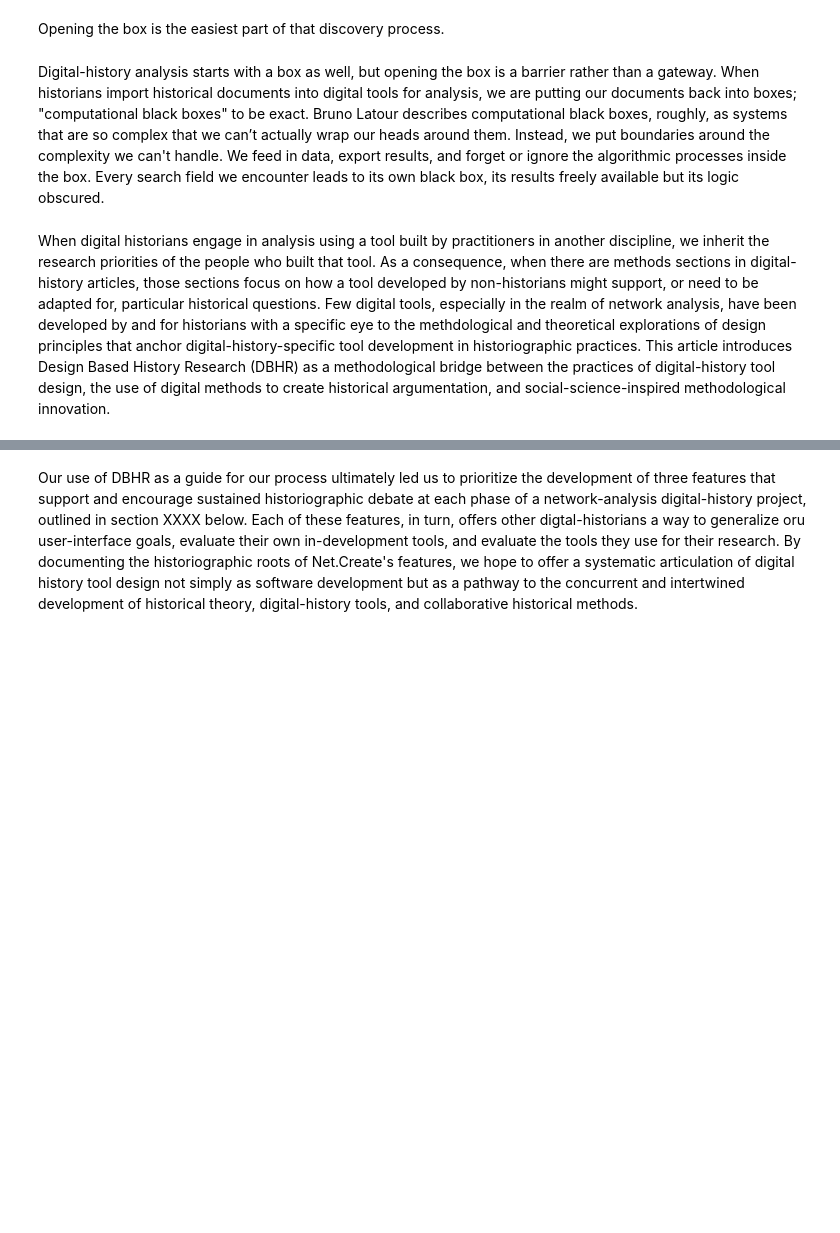
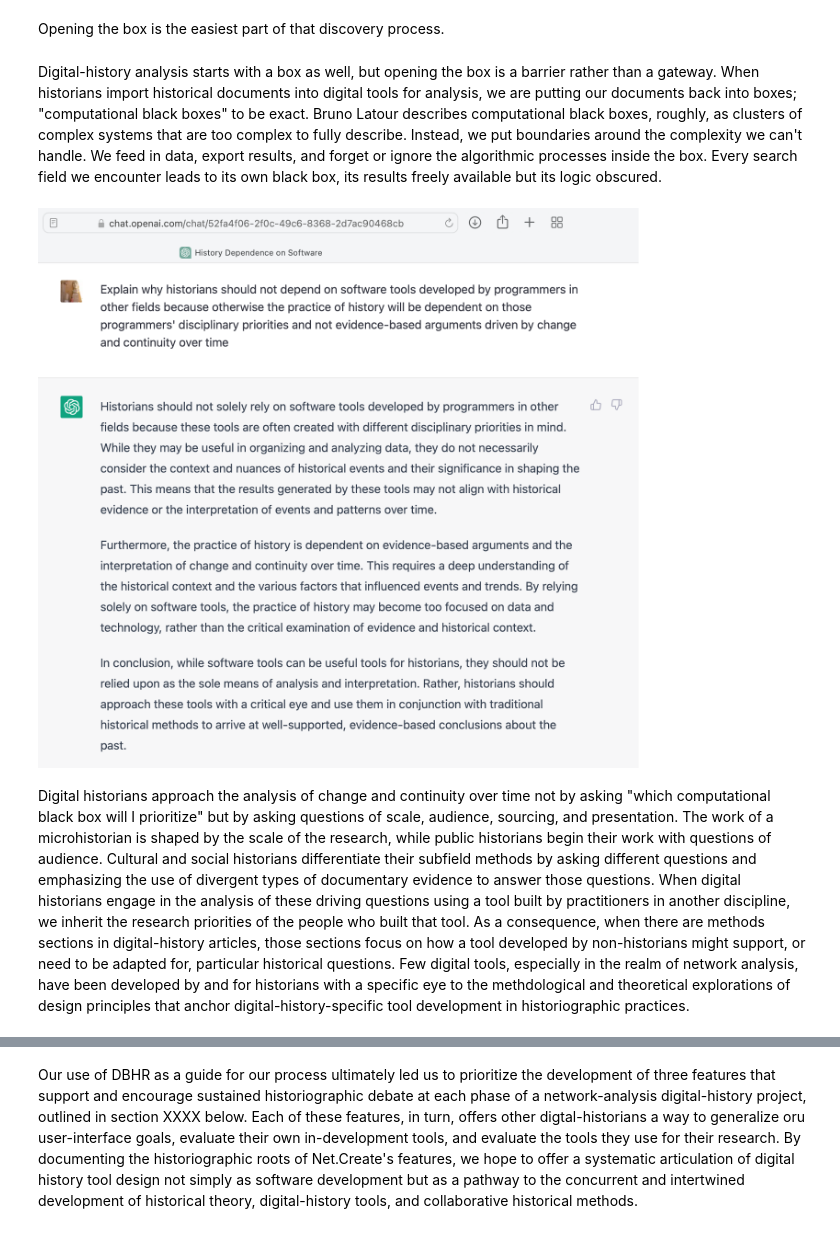
Before and after one commit to kalanicraig/dbhr_jdh2023, a Jupyter notebook: work/author_guideline_template.ipynb, the cells around one changed output, grey strips where cells are left out. Saved outputs shown, nothing was run; the diff lists cells and outputs as text; code cells hidden in the pictures; blank space fills up the shorter version.

```diff
--- a/work/author_guideline_template.ipynb
+++ b/work/author_guideline_template.ipynb
@@ -36,7 +36,13 @@ History starts in the archives. There's a joy in the sorting of, and note-taking
 # %% [markdown]
 Opening the box is the easiest part of that discovery process.
 # %% [markdown]
-Digital-history analysis starts with a box as well, but opening the box is a barrier rather than a gateway. When historians import historical documents into digital tools for analysis, we are putting our documents back into boxes; "computational black boxes" to be exact. Bruno Latour describes computational black boxes, roughly, as systems that are so complex that we can’t actually wrap our heads around them. Instead, we put boundaries around the complexity we can't handle. We feed in data, export results, and forget or ignore the algorithmic processes inside the box. Every search field we encounter leads to its own black box, its results freely available but its logic obscured.
+Digital-history analysis starts with a box as well, but opening the box is a barrier rather than a gateway. When historians import historical documents into digital tools for analysis, we are putting our documents back into boxes; "computational black boxes" to be exact. Bruno Latour describes computational black boxes, roughly, as clusters of complex systems that are too complex to fully describe. Instead, we put boundaries around the complexity we can't handle. We feed in data, export results, and forget or ignore the algorithmic processes inside the box. Every search field we encounter leads to its own black box, its results freely available but its logic obscured.
+# %%
+from IPython.display import Image, display
+
+display(Image("./media/DBHRChatGPTPrompt2023Feb1.png"))
+# %% [output]
+[figure, added]
 # %% [markdown]
-When digital historians engage in analysis using a tool built by practitioners in another discipline, we inherit the research priorities of the people who built that tool. As a consequence, when there are methods sections in digital-history articles, those sections focus on how a tool developed by non-historians might support, or need to be adapted for, particular historical questions. Few digital tools, especially in the realm of network analysis, have been developed by and for historians with a specific eye to the methdological and theoretical explorations of design principles that anchor digital-history-specific tool development in historiographic practices. This article introduces Design Based History Research (DBHR) as a methodological bridge between the practices of digital-history tool design, the use of digital methods to create historical argumentation, and social-science-inspired methodological innovation.
+Digital historians approach the analysis of change and continuity over time not by asking "which computational black box will I prioritize" but by asking questions of scale, audience, sourcing, and presentation. The work of a microhistorian is shaped by the scale of the research, while public historians begin their work with questions of audience. Cultural and social historians differentiate their subfield methods by asking different questions and emphasizing the use of divergent types of documentary evidence to answer those questions. When digital historians engage in the analysis of these driving questions using a tool built by practitioners in another discipline, we inherit the research priorities of the people who built that tool. As a consequence, when there are methods sections in digital-history articles, those sections focus on how a tool developed by non-historians might support, or need to be adapted for, particular historical questions. Few digital tools, especially in the realm of network analysis, have been developed by and for historians with a specific eye to the methdological and theoretical explorations of design principles that anchor digital-history-specific tool development in historiographic practices.
 # %% [markdown]
```
Also changed, not shown: parts of 10 cells of this notebook, 2 other files.
